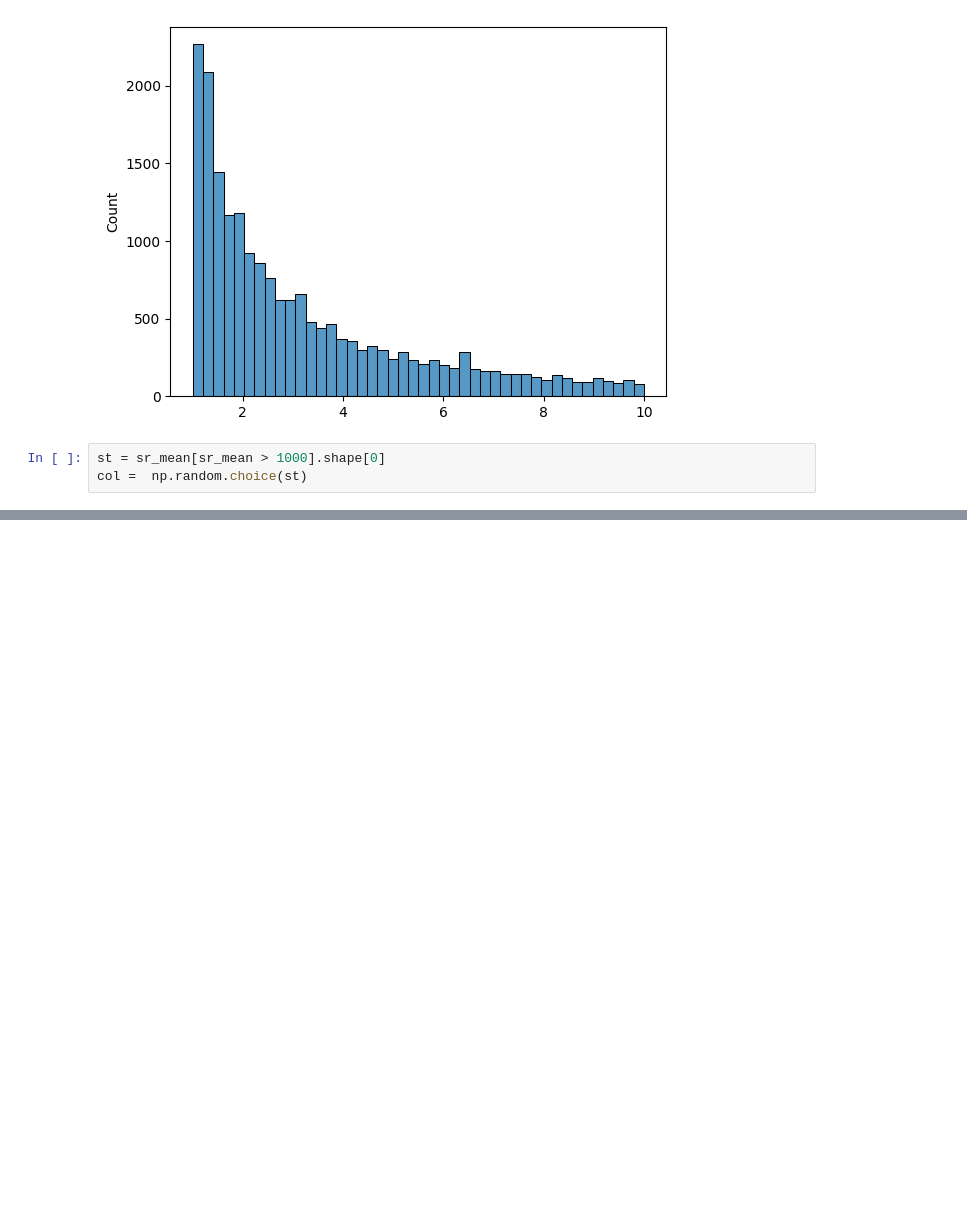
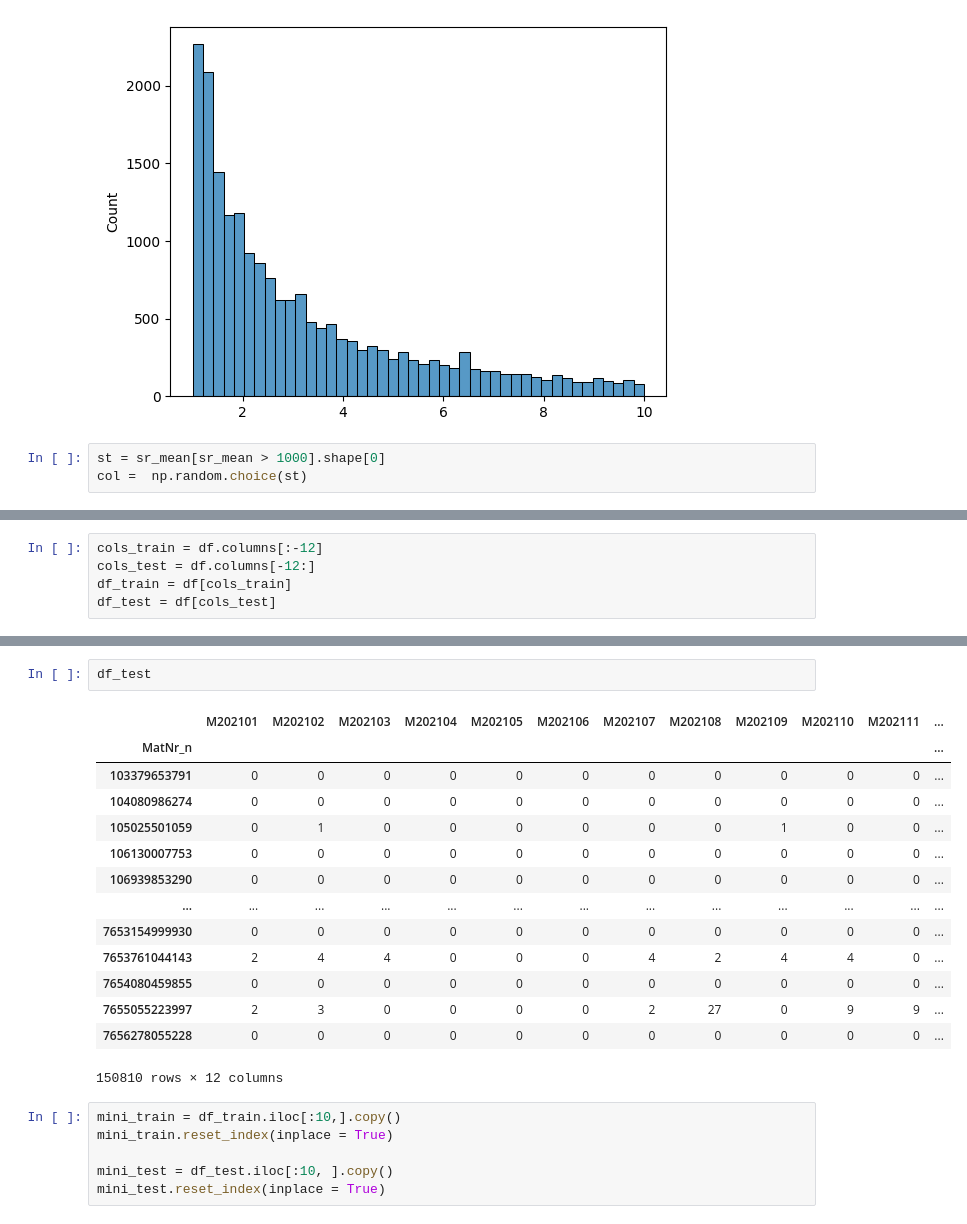
Before and after one commit to 2ThuyThuy/kaggle_reseach, a Jupyter notebook: sanitarisiert/EDA and training model.ipynb, the cells around one changed output, grey strips where cells are left out. Drawn from its saved outputs; the diff is of its cells as text; blank space fills up the shorter version.

```diff
--- a/sanitarisiert/EDA data.ipynb
+++ b/sanitarisiert/EDA and training model.ipynb
@@ -459,0 +560,5 @@ KeyError: 22
+# %%
+cols_train = df.columns[:-12]
+cols_test = df.columns[-12:]
+df_train = df[cols_train]
+df_test = df[cols_test]
@@ -459,0 +582,23 @@ KeyError: 22
+# %%
+df_test
+# %% [output]
+|  | M202101 | M202102 | M202103 | M202104 | M202105 | M202106 | M202107 | M202108 | M202109 | M202110 | M202111 | ... |
+| MatNr_n |  |  |  |  |  |  |  |  |  |  |  | ... |
+| 103379653791 | 0 | 0 | 0 | 0 | 0 | 0 | 0 | 0 | 0 | 0 | 0 | ... |
+| 104080986274 | 0 | 0 | 0 | 0 | 0 | 0 | 0 | 0 | 0 | 0 | 0 | ... |
+| 105025501059 | 0 | 1 | 0 | 0 | 0 | 0 | 0 | 0 | 1 | 0 | 0 | ... |
+| 106130007753 | 0 | 0 | 0 | 0 | 0 | 0 | 0 | 0 | 0 | 0 | 0 | ... |
+| 106939853290 | 0 | 0 | 0 | 0 | 0 | 0 | 0 | 0 | 0 | 0 | 0 | ... |
+| ... | ... | ... | ... | ... | ... | ... | ... | ... | ... | ... | ... | ... |
+| 7653154999930 | 0 | 0 | 0 | 0 | 0 | 0 | 0 | 0 | 0 | 0 | 0 | ... |
+| 7653761044143 | 2 | 4 | 4 | 0 | 0 | 0 | 4 | 2 | 4 | 4 | 0 | ... |
+| 7654080459855 | 0 | 0 | 0 | 0 | 0 | 0 | 0 | 0 | 0 | 0 | 0 | ... |
+| 7655055223997 | 2 | 3 | 0 | 0 | 0 | 0 | 2 | 27 | 0 | 9 | 9 | ... |
+| 7656278055228 | 0 | 0 | 0 | 0 | 0 | 0 | 0 | 0 | 0 | 0 | 0 | ... |
+150810 rows × 12 columns
+# %%
+mini_train = df_train.iloc[:10,].copy()
+mini_train.reset_index(inplace = True)
+
+mini_test = df_test.iloc[:10, ].copy()
+mini_test.reset_index(inplace = True)
```
Also changed, not shown: parts of 47 cells of this notebook, 2 other files.
